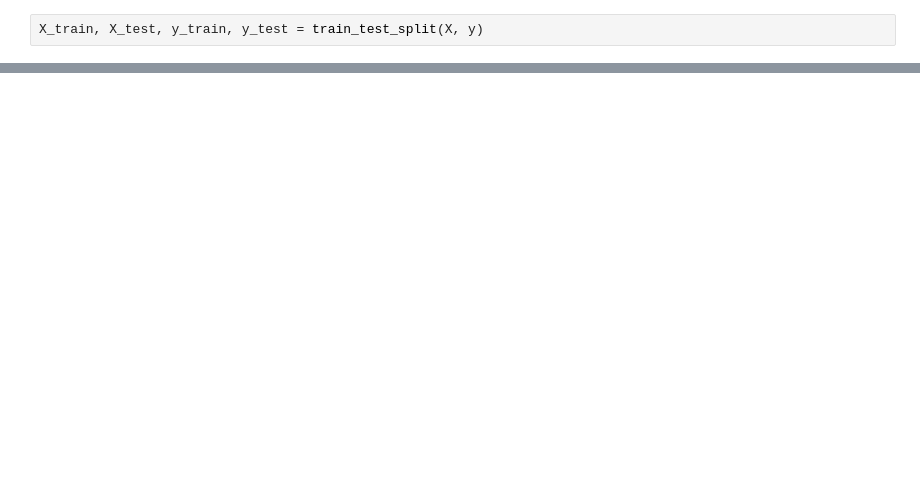
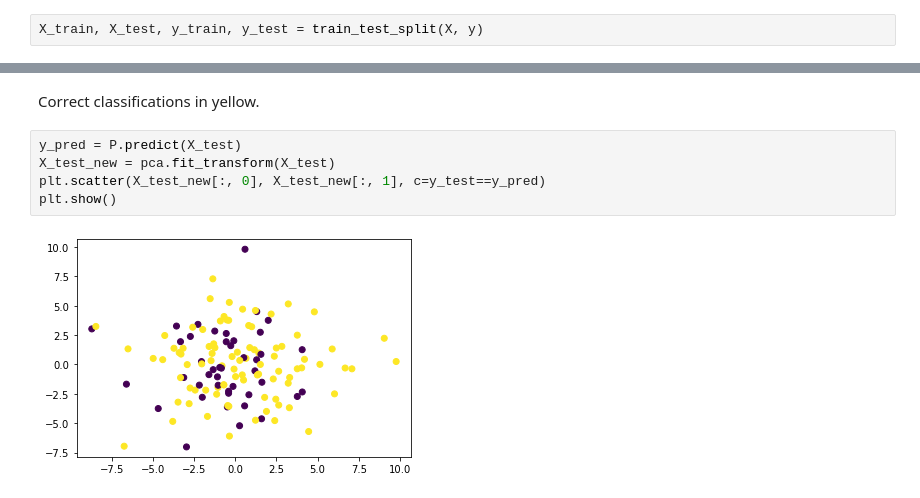
Before and after one commit to LuisRG30/Neural-Networks, a Jupyter notebook: PerceptronModels/SimplePerceptron/CrossValidate_RealData.ipynb, the cells around one changed output, grey strips where cells are left out. Cells and saved outputs as stored; diff of their text form; blank space fills up the shorter version.

```diff
--- a/PerceptronModels/SimplePerceptron/CrossValidate_RealData.ipynb
+++ b/PerceptronModels/SimplePerceptron/CrossValidate_RealData.ipynb
@@ -51,0 +63,9 @@ ValueError: shapes (153,) and (154,1) not aligned: 153 (dim 0) != 154 (dim 0)
+# %% [markdown]
+Correct classifications in yellow.
+# %%
+y_pred = P.predict(X_test)
+X_test_new = pca.fit_transform(X_test)
+plt.scatter(X_test_new[:, 0], X_test_new[:, 1], c=y_test==y_pred)
+plt.show()
+# %% [output]
+[figure, added]
```
Also changed, not shown: parts of 28 cells of this notebook, 1 other file.
